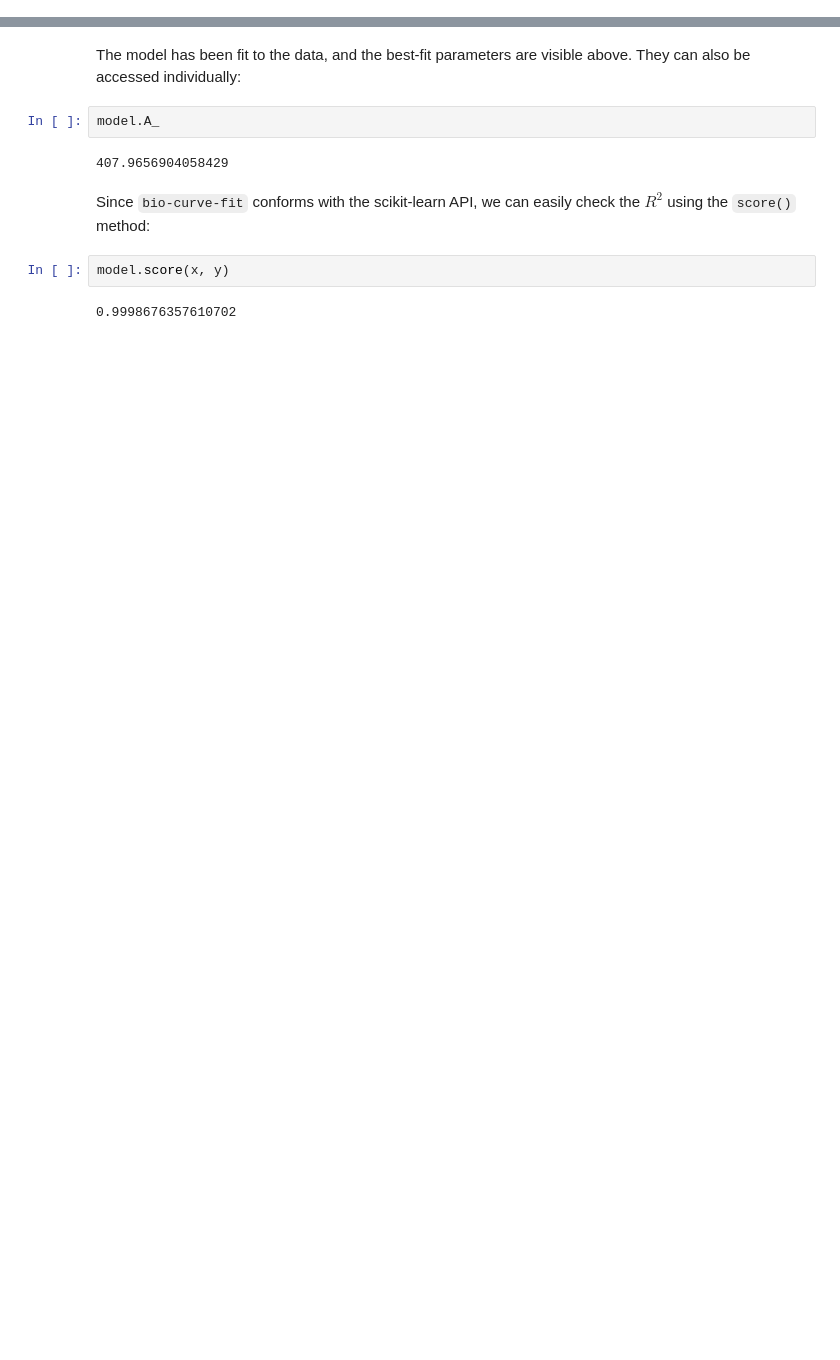
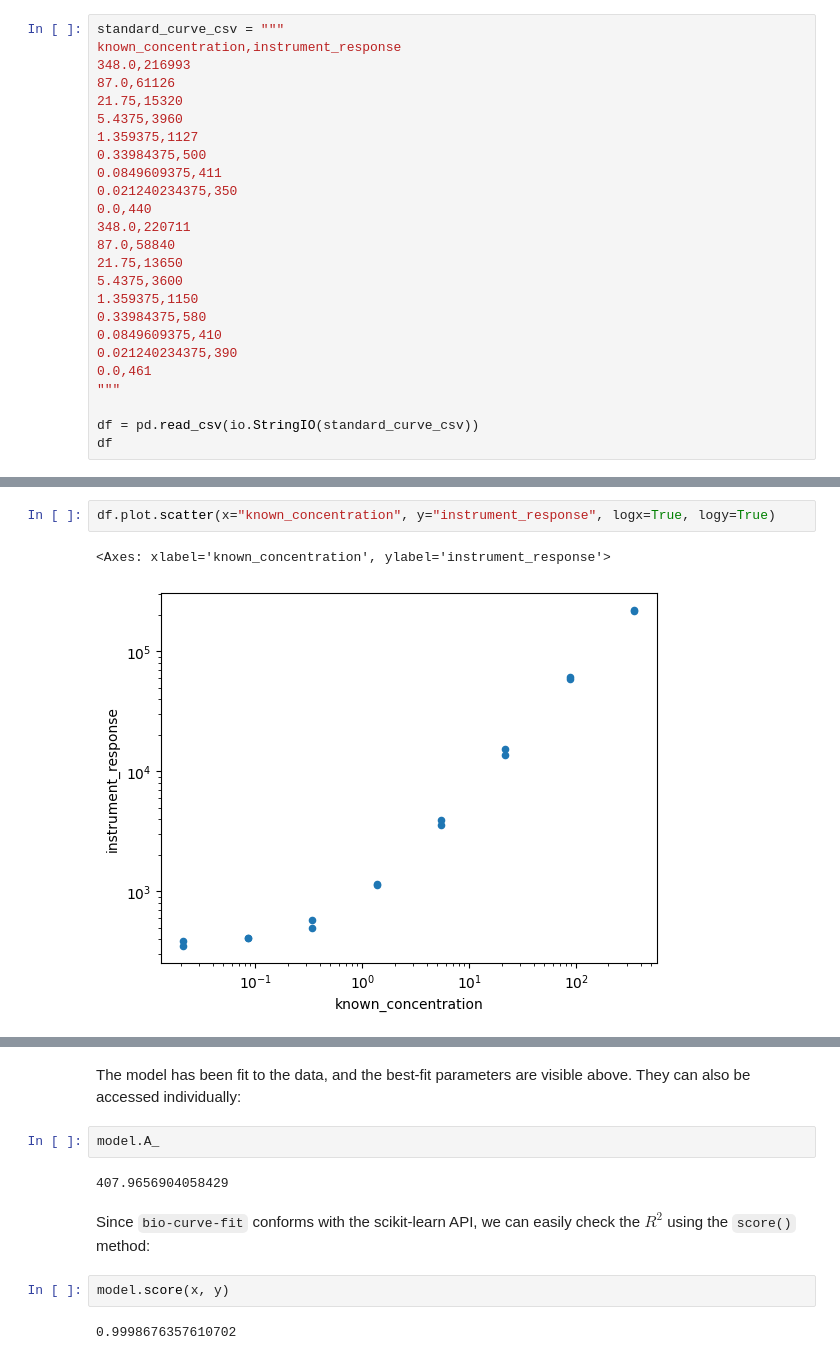
Before and after one commit to Ganymede-Bio/bio-curve-fit, a Jupyter notebook: examples/four_pl_logistic/four_pl_fit.ipynb, the cells around one changed output, grey strips where cells are left out. Cells and saved outputs as stored; diff of their text form; blank space fills up the shorter version.

```diff
--- a/examples/four_pl_logistic/four_pl_fit.ipynb
+++ b/examples/four_pl_logistic/four_pl_fit.ipynb
@@ -4,0 +10,25 @@ from bio_curve_fit.plotting import plot_standard_curve
+# %%
+standard_curve_csv = """
+known_concentration,instrument_response
+348.0,216993
+87.0,61126
+21.75,15320
+5.4375,3960
+1.359375,1127
+0.33984375,500
+0.0849609375,411
+0.021240234375,350
+0.0,440
+348.0,220711
+87.0,58840
+21.75,13650
+5.4375,3600
+1.359375,1150
+0.33984375,580
+0.0849609375,410
+0.021240234375,390
+0.0,461
+"""
+
+df = pd.read_csv(io.StringIO(standard_curve_csv))
+df
@@ -5 +53,6 @@ from bio_curve_fit.plotting import plot_standard_curve
+# %%
+df.plot.scatter(x="known_concentration", y="instrument_response", logx=True, logy=True)
+# %% [output]
+<Axes: xlabel='known_concentration', ylabel='instrument_response'>
+[figure, added]
 # %% [markdown]
```
Also changed, not shown: parts of 12 cells of this notebook, 5 other files.
